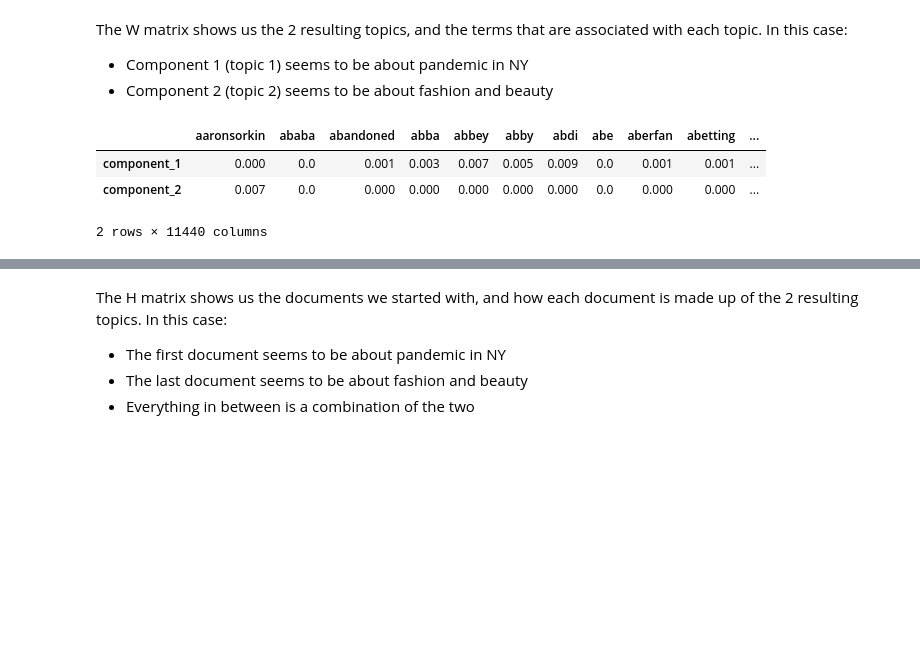
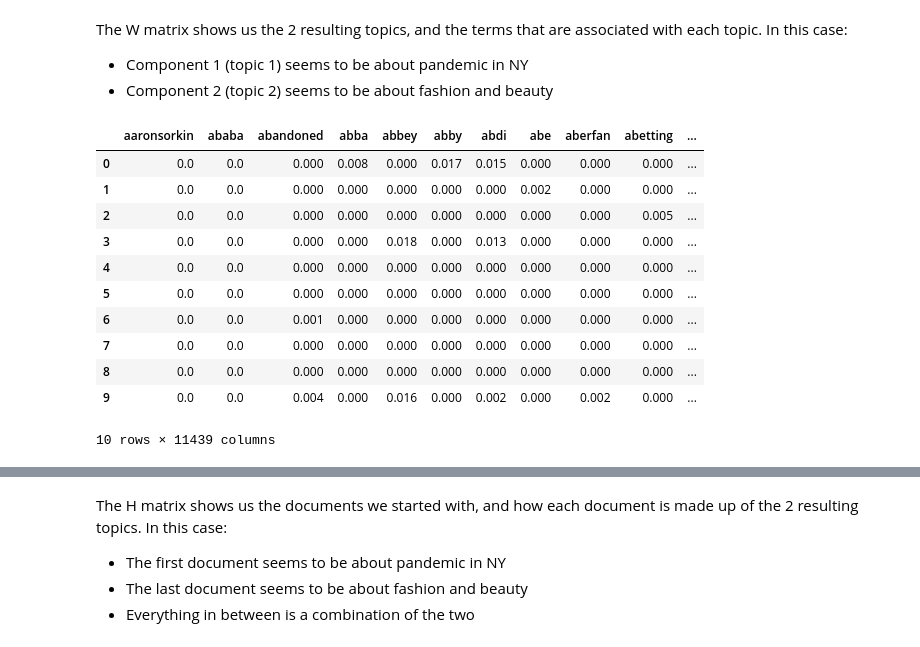
Before and after one commit to albasitdikova/NLP_analysis_Vogue, a Jupyter notebook: Web_scraping_and_PreProcessing.ipynb, the cells around one changed output, grey strips where cells are left out. Saved outputs shown, nothing was run; the diff lists cells and outputs as text; code cells hidden in the pictures; blank space fills up the shorter version.

```diff
--- a/Web_scraping_and_PreProcessing.ipynb
+++ b/Web_scraping_and_PreProcessing.ipynb
@@ -82,7 +82,7 @@ df.tweet.iloc[0]
 ## Text preprocessing and Document-Term Matrix
 # %%
 # New york to new_york
-repl = lambda x: x.replace('new york', 'new_york')
+repl = lambda x: x.replace('new york', 'new_york').replace('fashion week', 'fashion_week')
 #mwe_tokens = lambda x: x.map(mwe_tekenizer.tokenize(word_tokenize(x)))
 # Text preprocessing steps - remove numbers, captial letters and punctuation
 alphanumeric = lambda x: re.sub('\w*\d\w*', ' ', x)
@@ -101,7 +101,7 @@ df.head()
 # %%
 stop = stopwords.words('english')
 stop += ['.', ',', '(', ')', "'", '"']
-stop += ['http', 'https', 'co']
+stop += ['http', 'https', 'co', 'see', 'ediitor', 'writer', 'vogue']
 stop = set(stop)
 # %% [markdown]
 ## Playground below
@@ -185,7 +196,7 @@ def display_topics(model, feature_names, no_top_words, topic_names=None):
 # %% [markdown]
 ## Non-Negative Matrix Factorization (NMF)
 # %%
-nmf_model = NMF(2)
+nmf_model = NMF(10)
 doc_topic = nmf_model.fit_transform(doc_word)
 # %% [markdown]
 The W matrix shows us the 2 resulting topics, and the terms that are associated with each topic. In this case:
@@ -193,14 +204,22 @@ The W matrix shows us the 2 resulting topics, and the terms that are associated
 - Component 2 (topic 2) seems to be about fashion and beauty
 # %%
 topic_word = pd.DataFrame(nmf_model.components_.round(3),
-             index = ["component_1","component_2"],
+             #index = ["component_1","component_2"],
              columns = vectorizer.get_feature_names())
 topic_word
 # %% [output]
 |  | aaronsorkin | ababa | abandoned | abba | abbey | abby | abdi | abe | aberfan | abetting | ... |
-| component_1 | 0.000 | 0.0 | 0.001 | 0.003 | 0.007 | 0.005 | 0.009 | 0.0 | 0.001 | 0.001 | ... |
-| component_2 | 0.007 | 0.0 | 0.000 | 0.000 | 0.000 | 0.000 | 0.000 | 0.0 | 0.000 | 0.000 | ... |
+| 0 | 0.0 | 0.0 | 0.000 | 0.008 | 0.000 | 0.017 | 0.015 | 0.000 | 0.000 | 0.000 | ... |
+| 1 | 0.0 | 0.0 | 0.000 | 0.000 | 0.000 | 0.000 | 0.000 | 0.002 | 0.000 | 0.000 | ... |
+| 2 | 0.0 | 0.0 | 0.000 | 0.000 | 0.000 | 0.000 | 0.000 | 0.000 | 0.000 | 0.005 | ... |
+| 3 | 0.0 | 0.0 | 0.000 | 0.000 | 0.018 | 0.000 | 0.013 | 0.000 | 0.000 | 0.000 | ... |
+| 4 | 0.0 | 0.0 | 0.000 | 0.000 | 0.000 | 0.000 | 0.000 | 0.000 | 0.000 | 0.000 | ... |
+| 5 | 0.0 | 0.0 | 0.000 | 0.000 | 0.000 | 0.000 | 0.000 | 0.000 | 0.000 | 0.000 | ... |
+| 6 | 0.0 | 0.0 | 0.001 | 0.000 | 0.000 | 0.000 | 0.000 | 0.000 | 0.000 | 0.000 | ... |
+| 7 | 0.0 | 0.0 | 0.000 | 0.000 | 0.000 | 0.000 | 0.000 | 0.000 | 0.000 | 0.000 | ... |
+| 8 | 0.0 | 0.0 | 0.000 | 0.000 | 0.000 | 0.000 | 0.000 | 0.000 | 0.000 | 0.000 | ... |
+| 9 | 0.0 | 0.0 | 0.004 | 0.000 | 0.016 | 0.000 | 0.002 | 0.000 | 0.002 | 0.000 | ... |
-2 rows × 11440 columns
+10 rows × 11439 columns
 # %%
 display_topics(nmf_model, vectorizer.get_feature_names(), 10)
 # %% [output]
```
Also changed, not shown: parts of 50 cells of this notebook.
